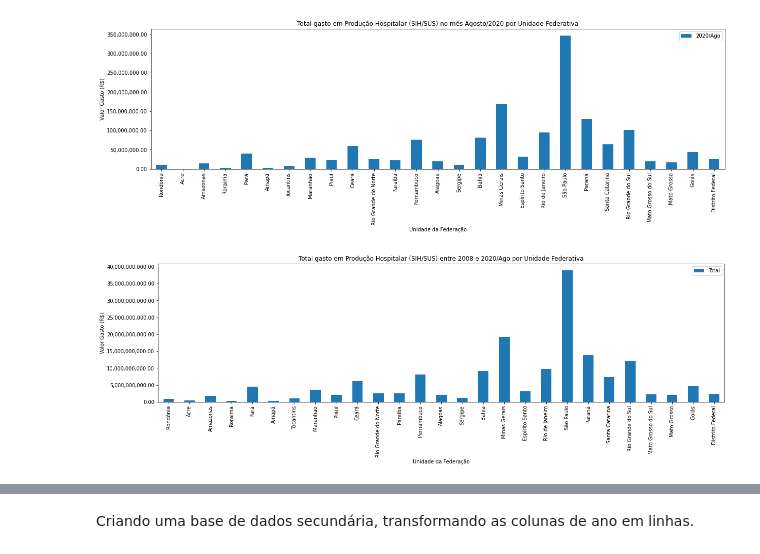
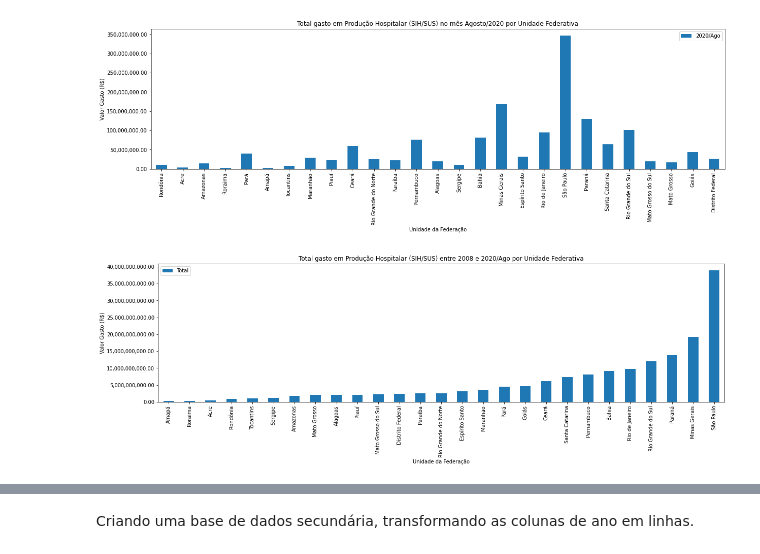
Before and after one commit to andrevcmelo/BootcampAlura2021, a Jupyter notebook: BootcampAlura_Modulo01.ipynb, the cells around one changed output, grey strips where cells are left out. Cells and saved outputs as stored; diff of their text form; code cells hidden in the pictures.

```diff
--- a/BootcampAlura_Modulo01.ipynb
+++ b/BootcampAlura_Modulo01.ipynb
@@ -188,7 +177,7 @@ See the caveats in the documentation: https://pandas.pydata.org/pandas-docs/stab
 # %% [markdown]
 O campo *'Unidade da Federação'* está com um código + nome da UF. Irei tratar para separar estes valores e deixar os campos melhor apresentados.
 # %%
-dados_novo.iloc[:,1:] = dados_fill0.iloc[:,1:].astype('float64')
+dados_novo.iloc[:,1:] = dados_novo.iloc[:,1:].astype('float64')
 #Adição da Coluna 'Cod_UF' com o número do Estado
 dados_novo['Cod_UF'] = dados_novo['Unidade da Federação'].str.slice(0,2)
 #Alteração do campo 'Unidade da Federação' para ter somente o valor texto com o nome do Estado
@@ -205,5 +194,6 @@ dados_novo[['Cod_UF','Unidade da Federação']].head(5)
 # %% [markdown]
 Apresentando a versão final da base de dados
 # %%
+dados_novo = dados_novo.set_index('Unidade da Federação')
 dados_novo.head(5)
 # %% [output]
@@ -225,10 +218,10 @@ plt.show()
 [figure]
 # %%
 #Gráfico com os gastos históricos por UF
-ax = dados_novo.plot(x='Unidade da Federação', y='Total', kind = 'bar', figsize=(20,5))
+ax = dados_novo.sort_values('Total').plot(y='Total', kind = 'bar', figsize=(20,5))
 ax.yaxis.set_major_formatter(ticker.StrMethodFormatter("{x:,.2f}"))
 ax.set_ylabel('Valor Gasto (R$)')
 plt.title('Total gasto em Produção Hospitalar (SIH/SUS) entre 2008 e 2020/Ago por Unidade Federativa')
 plt.show()
 # %% [output]
-[figure, old version]
+[figure, new version]
```
Also changed, not shown: parts of 8 cells of this notebook.
